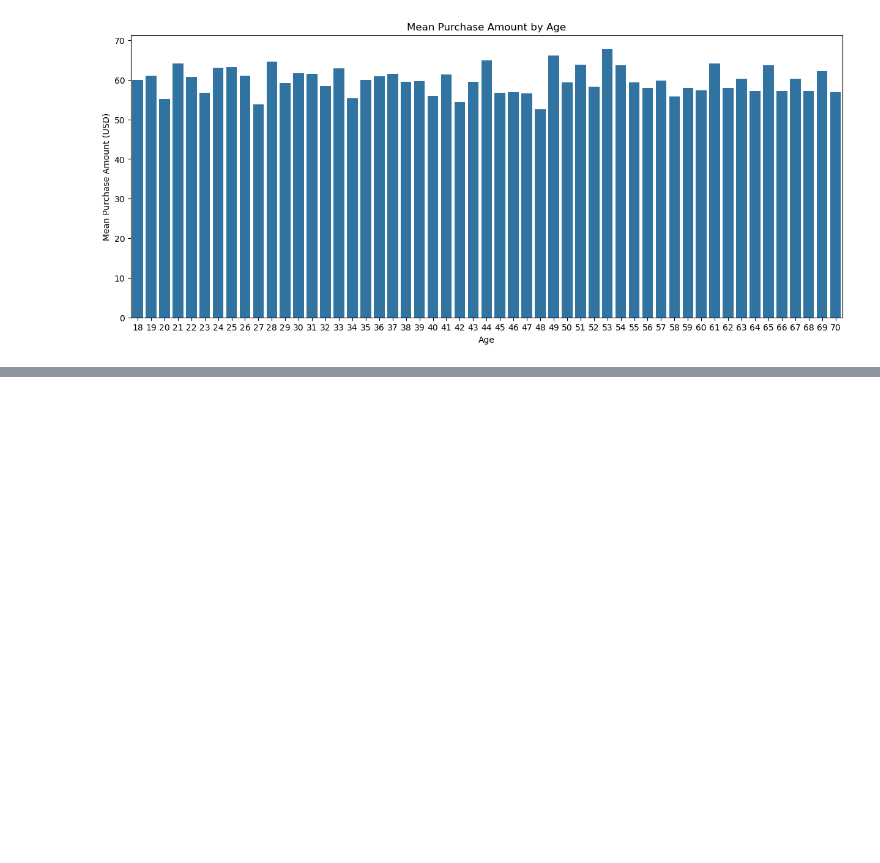
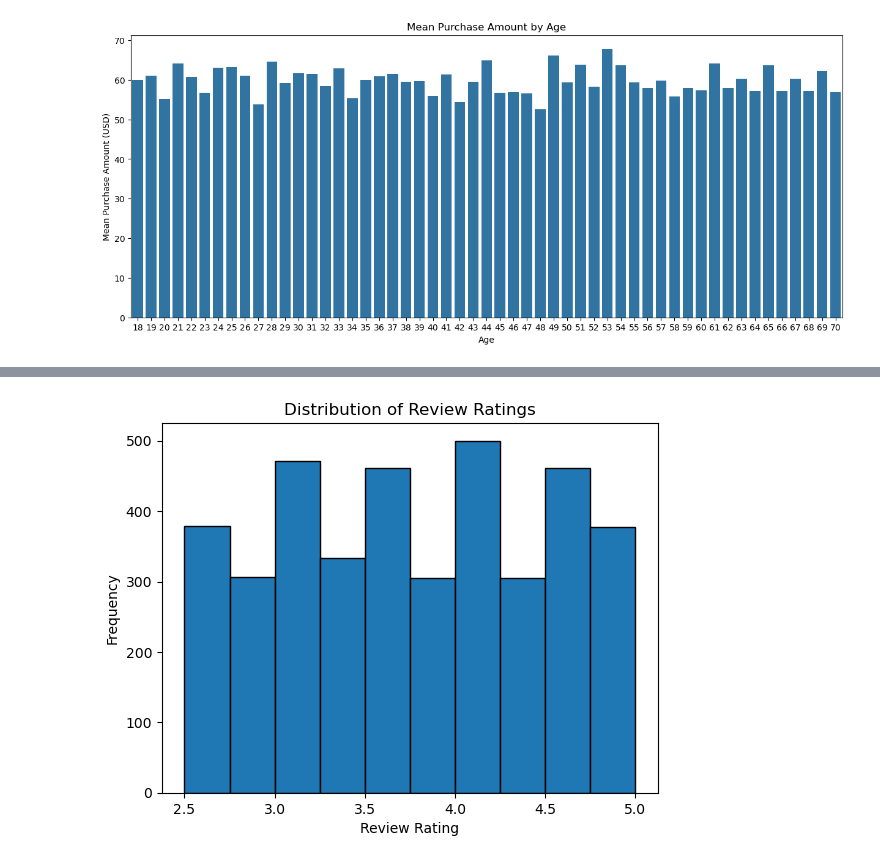
Before and after one commit to luisrodriguezror/project4, a Jupyter notebook: Data_Setup.ipynb, the cells around one changed output, grey strips where cells are left out. Drawn from its saved outputs; the diff is of its cells as text; code cells hidden in the pictures; blank space fills up the shorter version.

```diff
--- a/Data_Setup.ipynb
+++ b/Data_Setup.ipynb
@@ -174,0 +185,12 @@ plt.show()
+# %%
+# Review Ratings:
+
+# Plot the distribution of review ratings to understand customer satisfaction.
+
+plt.hist(customer_segmentation['Review Rating'], bins=10, edgecolor='black')
+plt.title('Distribution of Review Ratings')
+plt.xlabel('Review Rating')
+plt.ylabel('Frequency')
+plt.show()
+# %% [output]
+[figure, added]
```
Also changed, not shown: parts of 3 cells of this notebook.
